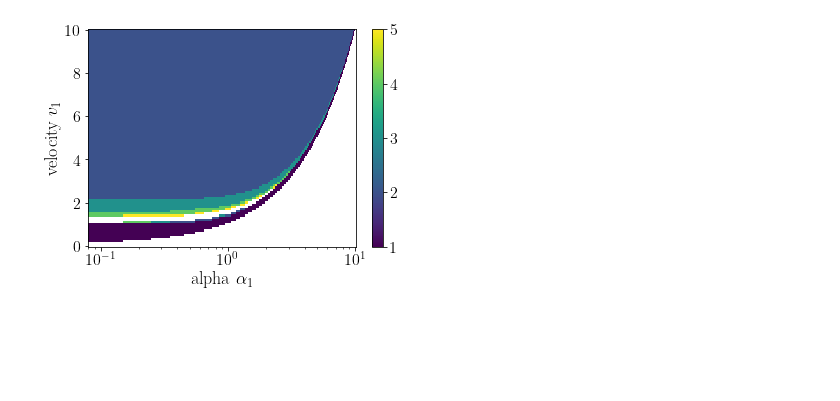
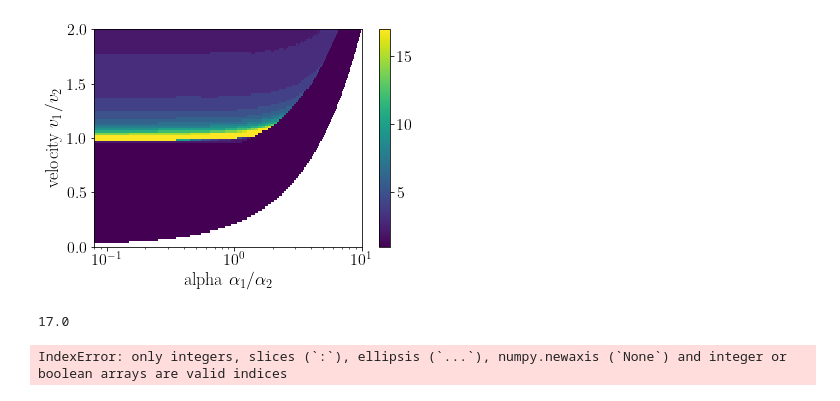
Before and after one commit to hawkerfriedrice/PredPreyDynamicsPeriodicBoundary, a Jupyter notebook: colourmap_expnew.ipynb, the cells around one changed output. Drawn from its saved outputs; the diff is of its cells as text; code cells hidden in the pictures; blank space fills up the shorter version.

```diff
--- a/colourmap_expnew.ipynb
+++ b/colourmap_expnew.ipynb
@@ -98,9 +103,9 @@ def catchpos(time):
 v1_list=np.arange(0.0,v_ratio_max+interval_v,interval_v)
 m1_list=np.arange(0.0,m_ratio_max+interval_m,interval_m)
 # %%
-x, y = np.meshgrid(m1_list, v1_list)
+x, y = np.meshgrid(m1_list/l_m2, v1_list/l_v2)
 l_m2=1
-l_v2=1.5
+l_v2=5
 
 l_time=np.linspace(0,20,1000)
 z = np.zeros(np.shape(x))
@@ -129,17 +134,10 @@ for i in tqdm(range(0,len(v1_list))):
 #         if xs1<0:
 #             xs1 += 2*np.pi
 
-        #Catching Time
-
         ctime = np.absolute(catchtime(l_time))
         catch = -1
         for ctime_value, time in zip(ctime, l_time):
-#             if ctime_value > 0.01:
-#                 catch = -1
-#             elif ctime_value < 0.01 and ctime_value >= 0:
-#                 catch = time
-#                 break
-            if ctime_value < 0.2:
+            if ctime_value < 0.5:
                 catch = time
                 break
 
@@ -162,12 +160,13 @@ for i in tqdm(range(0,len(v1_list))):
                 min_dif = dif
                 target_index = index
 
-        if catch == -1:
-            z[i,j] = np.nan
+        if catch == -1 and i>j:
+            z[i,j] = -1
         elif not np.isnan(xs4[target_index]):
             z[i,j] = int(xs4[target_index]/(2.*np.pi))+1
         else:
             z[i,j] = np.nan
+
 
 #         if not np.isnan(xs4[target_index]):
 #             Number_of_crossings = int(xs4[target_index]/(2.*np.pi))+1
@@ -193,5 +192,3 @@ for i in tqdm(range(0,len(v1_list))):
 #             z[i,j] = 5
 #         #case caught 6
 #         else:
-
-print(z)
@@ -206,17 +195,58 @@ print(z)
+# %%
+maximum = np.nanmax(z)
+
+for i in tqdm(range(0,len(v1_list))):
+    l_v1=v1_list[i]
+    for j in range(0,len(m1_list)):
+        l_m1=m1_list[j]
+        if z[i,j] == -1:
+            z[i,j] = maximum+100
 # %%
 fig, ax = plt.subplots()
 # plt.pcolormesh(x,y,z, cmap="tab10", vmin=1,vmax=10)
+
 h = ax.pcolormesh(x,y,z, cmap="viridis")
 plt.colorbar(h)
+
 # ax.pt
 # plt.legend(frameon=False)
-# plt.xlabel("alpha $\\alpha_1/\\alpha_2$")
-# plt.ylabel("velocity $v_1/v_2$")
-plt.xlabel("alpha $\\alpha_1$")
-plt.ylabel("velocity $v_1$")
+plt.xlabel("alpha $\\alpha_1/\\alpha_2$")
+plt.ylabel("velocity $v_1/v_2$")
+plt.ylim(0, 2)
+# plt.xlabel("alpha $\\alpha_1$")
+# plt.ylabel("velocity $v_1$")
 ax.semilogx(v1_list,v1_list,alpha=0)
-#plt.savefig("testRegions.png", dpi=300, bbox_inches='tight')
+#plt.savefig("testRegions.jpeg", dpi=300, bbox_inches='tight')
 
 plt.show()
 # %% [output]
-[figure, old version]
+[figure, new version]
+# %%
+np.nanmax(z)
+# %% [output]
+17.0
+# %%
+        #Catching Time
+        ctime = np.absolute(catchtime(l_time))
+        index = find_closest(ctime,0)
+        catch = l_time[index]
+        if np.abs(ctime[index] - 0) > 0.5:
+            catch = -1
+
+print(catch)
+
+        ctime = np.absolute(catchtime(l_time))
+        catch = -1
+        for ctime_value, time in zip(ctime, l_time):
+#             if ctime_value > 0.01:
+#                 catch = -1
+#             elif ctime_value < 0.01 and ctime_value >= 0:
+#                 catch = time
+#                 break
+            if ctime_value < 0.5:
+                catch = time
+                break
+
+print(catch)
+# %% [output]
+IndexError: only integers, slices (`:`), ellipsis (`...`), numpy.newaxis (`None`) and integer or boolean arrays are valid indices
```
Also changed, not shown: parts of 3 cells of this notebook, 5 other files.
